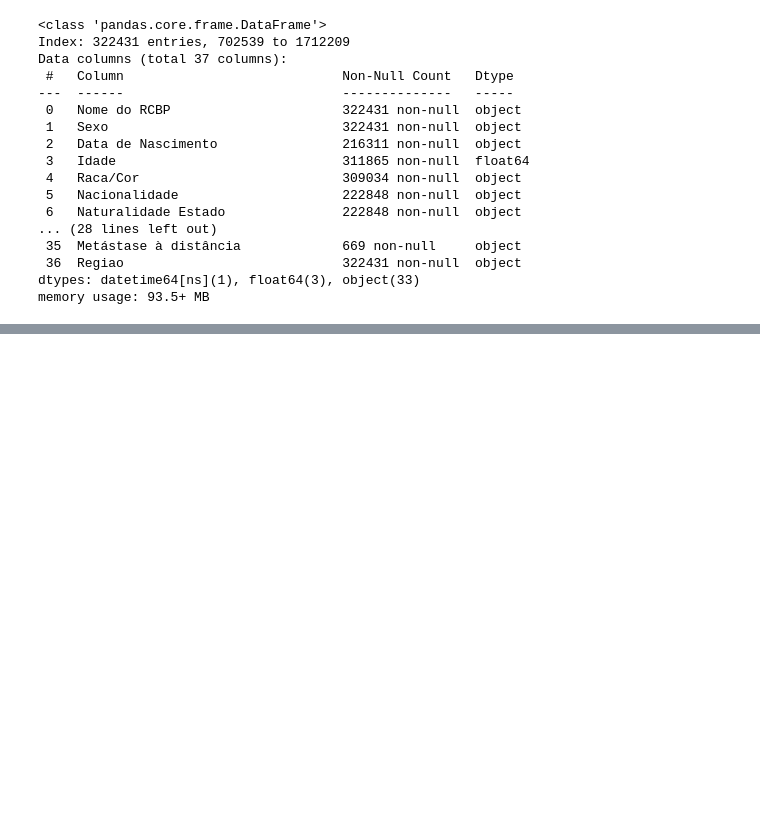
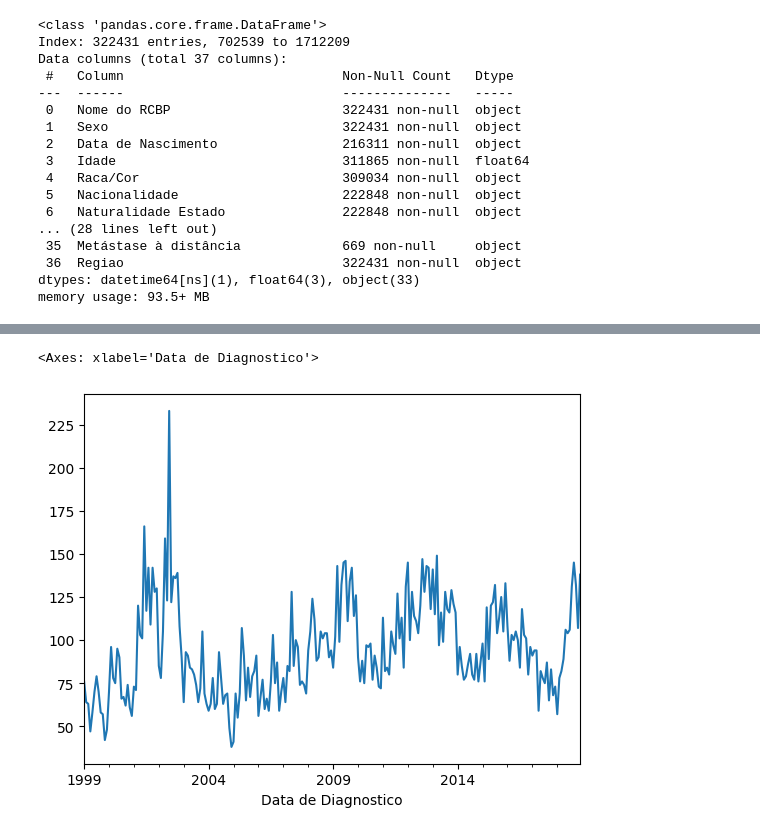
Before and after one commit to MateusVasc/IC-Cancer-Time-Series, a Jupyter notebook: Analises Regionais/centro_oeste.ipynb, the cells around one changed output, grey strips where cells are left out. Saved outputs shown, nothing was run; the diff lists cells and outputs as text; code cells hidden in the pictures; blank space fills up the shorter version.

```diff
--- a/Analises Regionais/centro_oeste.ipynb
+++ b/Analises Regionais/centro_oeste.ipynb
@@ -89,0 +145,5 @@ memory usage: 93.5+ MB
+# %%
+result_colo_utero.plot()
+# %% [output]
+<Axes: xlabel='Data de Diagnostico'>
+[figure, added]
```
Also changed, not shown: parts of 12 cells of this notebook, 4 other files.
